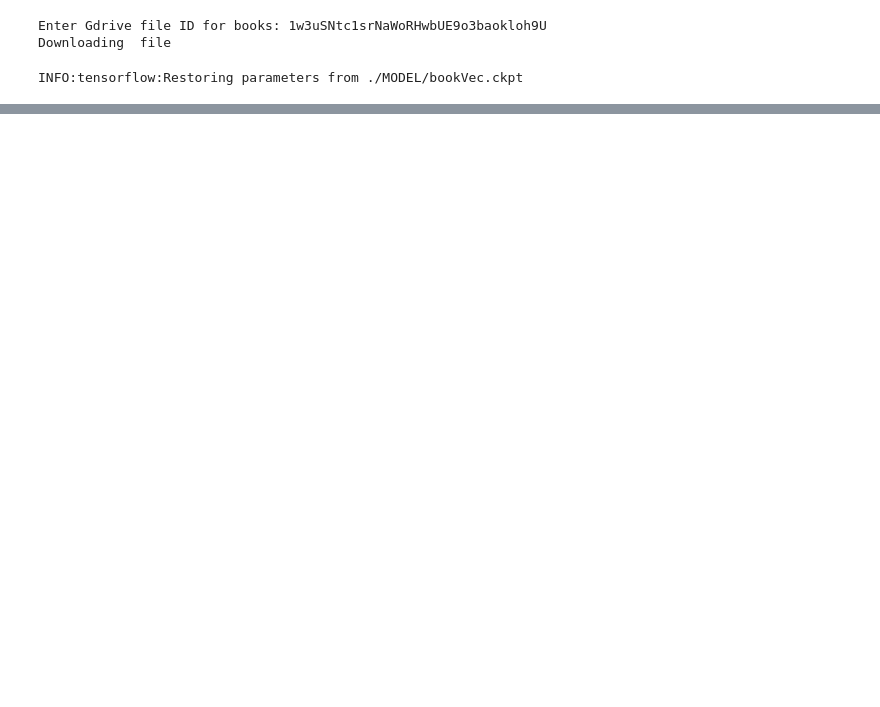
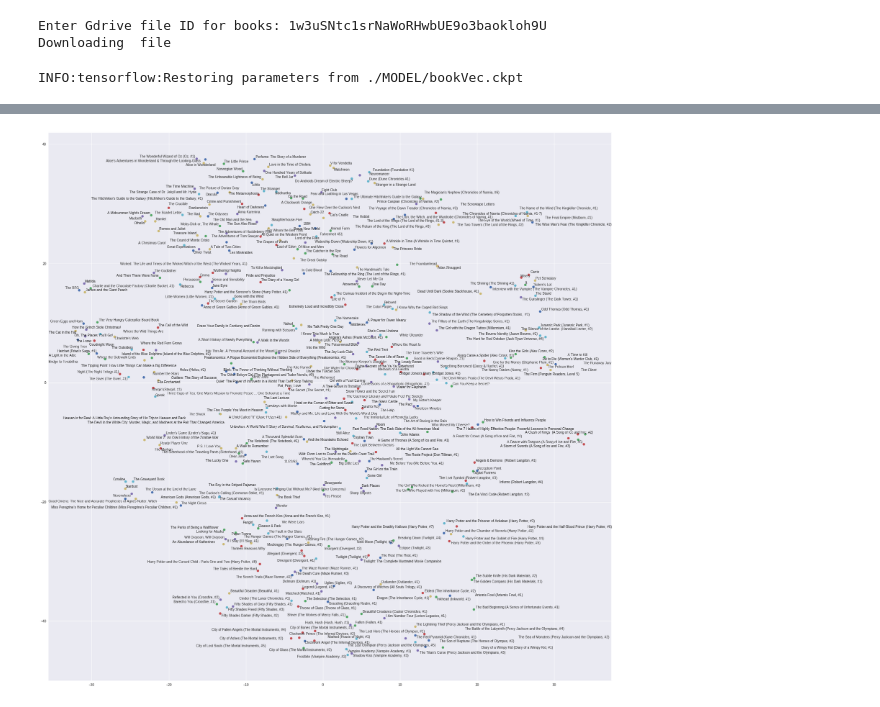
Before and after one commit to Santosh-Gupta/Lit2Vec, a Jupyter notebook: Book2VecAnalyzeEmbeddings.ipynb, the cells around one changed output, grey strips where cells are left out. Cells and saved outputs as stored; diff of their text form; code cells hidden in the pictures; blank space fills up the shorter version.

```diff
--- a/Book2VecAnalyzeEmbeddings.ipynb
+++ b/Book2VecAnalyzeEmbeddings.ipynb
@@ -891,0 +117,12 @@ plot(two_d_embeddingsSM, books)
+# %%
+#Use this code to get the book_id for any book using the title, or a word in the title.
+#The search is case sensitive. All words in a title tend to be capitalized.
+
+searchPhrase = 'The Notebook'
+lines = []
+for i in bookDictionary:
+  if type(bookDictionary[i]) is str:
+    if searchPhrase in bookDictionary[i] :
+        lines.append(i)
+for j in lines:
+  print( bookDictionary[j], AuthorDictionary[j], ' | Book ID: ', j  )
@@ -891,0 +516,20 @@ plot(two_d_embeddingsSM, books)
+# %%
+#Plot book embeddings
+
+texts = []
+
+def plot(embeddings, labels):
+  assert embeddings.shape[0] >= len(labels), 'More labels than embeddings'
+  pyplot.figure(figsize=(30, 30))  # in inches
+  for i, label in enumerate(labels):
+    x, y = embeddings[i,:]
+    pyplot.scatter(x, y)
+    #pyplot.annotate(label, xy=(x, y), xytext=(5, 2), textcoords='offset points',
+                   #ha='right', va='bottom')
+    texts.append(pyplot.text(x, y, label)) #Creates better plots but takes a long time. To save time, comment this, and uncomment the pyplot.annotate line
+  adjust_text(texts , arrowprops=dict(arrowstyle='->', color='red'))
+  pyplot.show()
+
+plot(two_d_embeddings, books)
+# %% [output]
+[figure, added]
```
Also changed, not shown: parts of 48 cells of this notebook.
